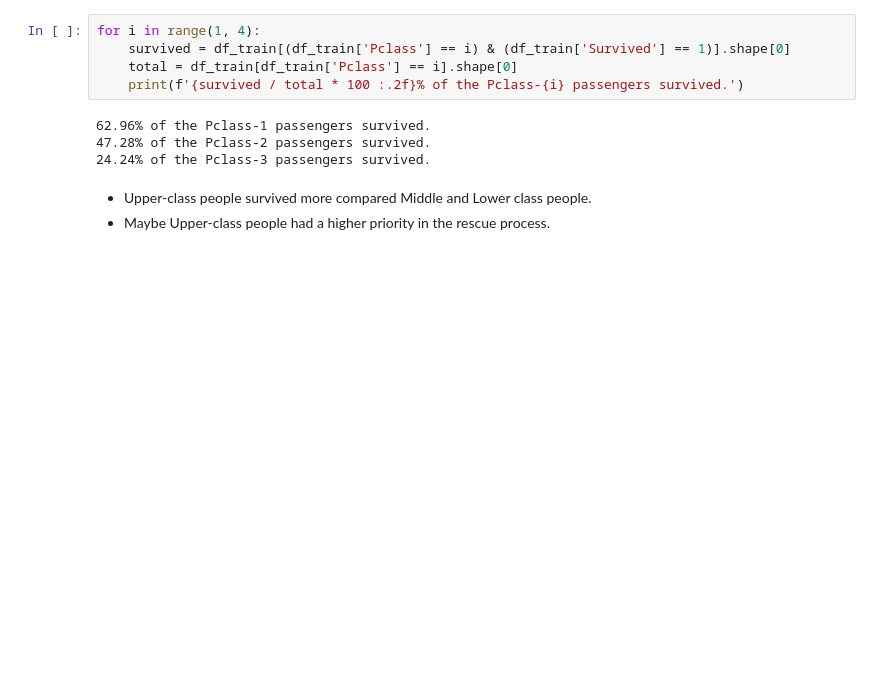
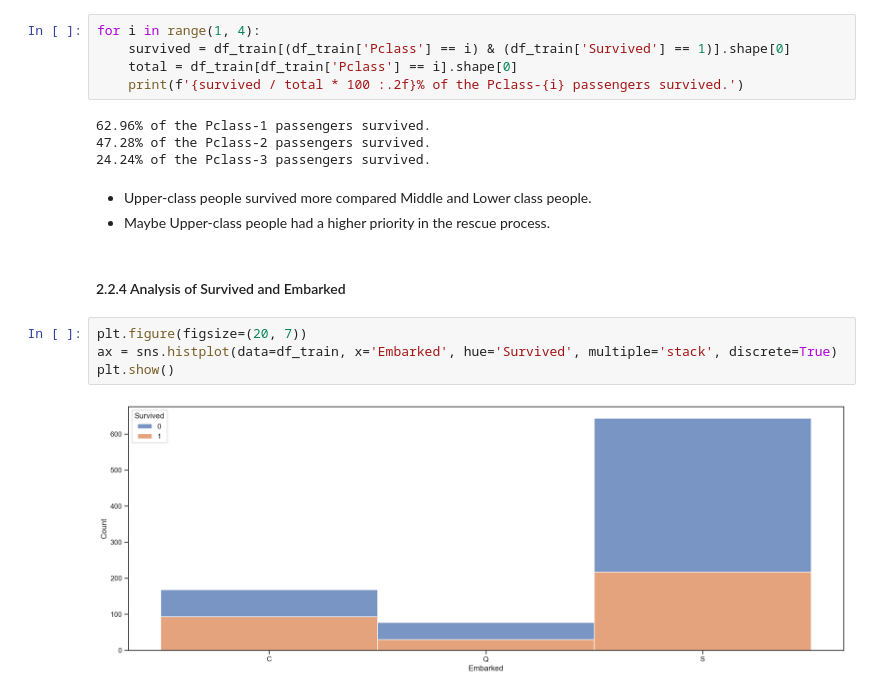
Before and after one commit to sahinozan/Titanic, a Jupyter notebook: titanic.ipynb, the cells around one changed output. Cells and saved outputs as stored; diff of their text form; blank space fills up the shorter version.

Commit message:
Analysis of survived and embarked added

```diff
--- a/titanic.ipynb
+++ b/titanic.ipynb
@@ -380,3 +380,11 @@ for i in range(1, 4):
 # %% [markdown]
 * Upper-class people survived more compared Middle and Lower class people.
 * Maybe Upper-class people had a higher priority in the rescue process.
+# %% [markdown]
+#### 2.2.4 Analysis of Survived and Embarked
+# %%
+plt.figure(figsize=(20, 7))
+ax = sns.histplot(data=df_train, x='Embarked', hue='Survived', multiple='stack', discrete=True)
+plt.show()
+# %% [output]
+[figure, added]
```
Also changed, not shown: parts of 2 cells of this notebook.
